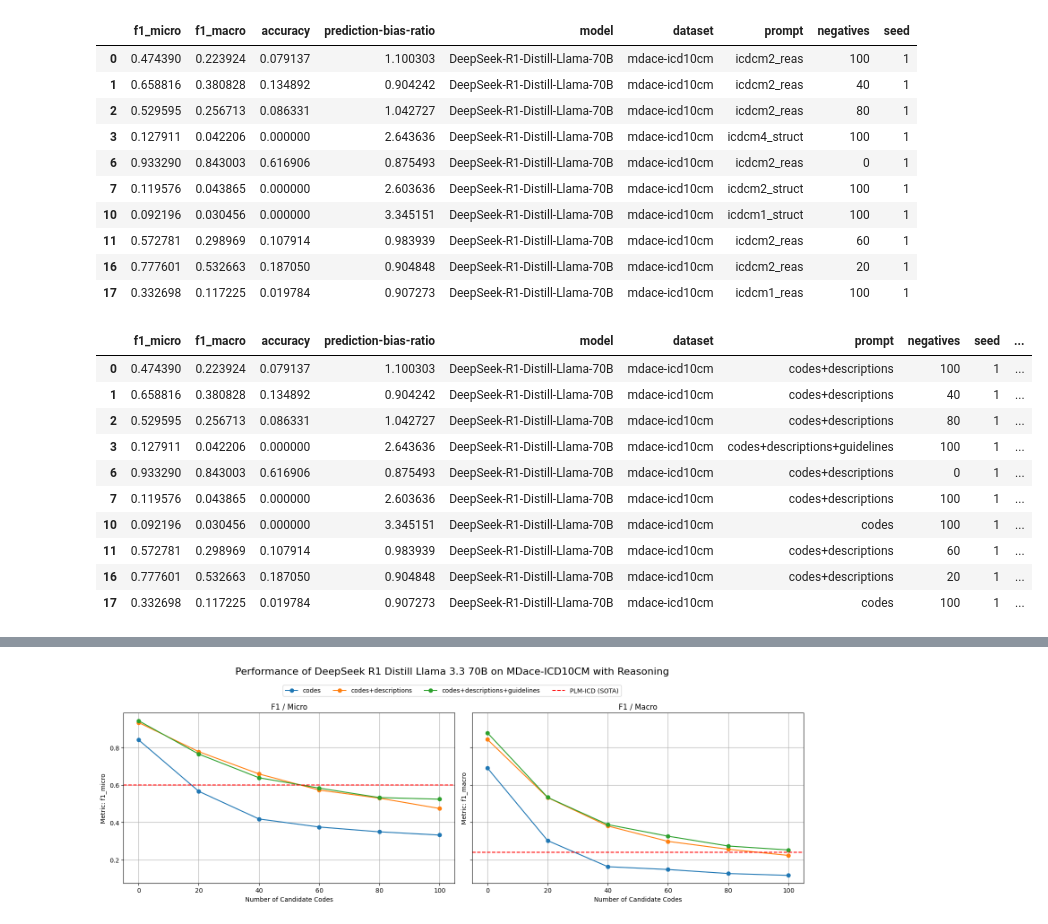
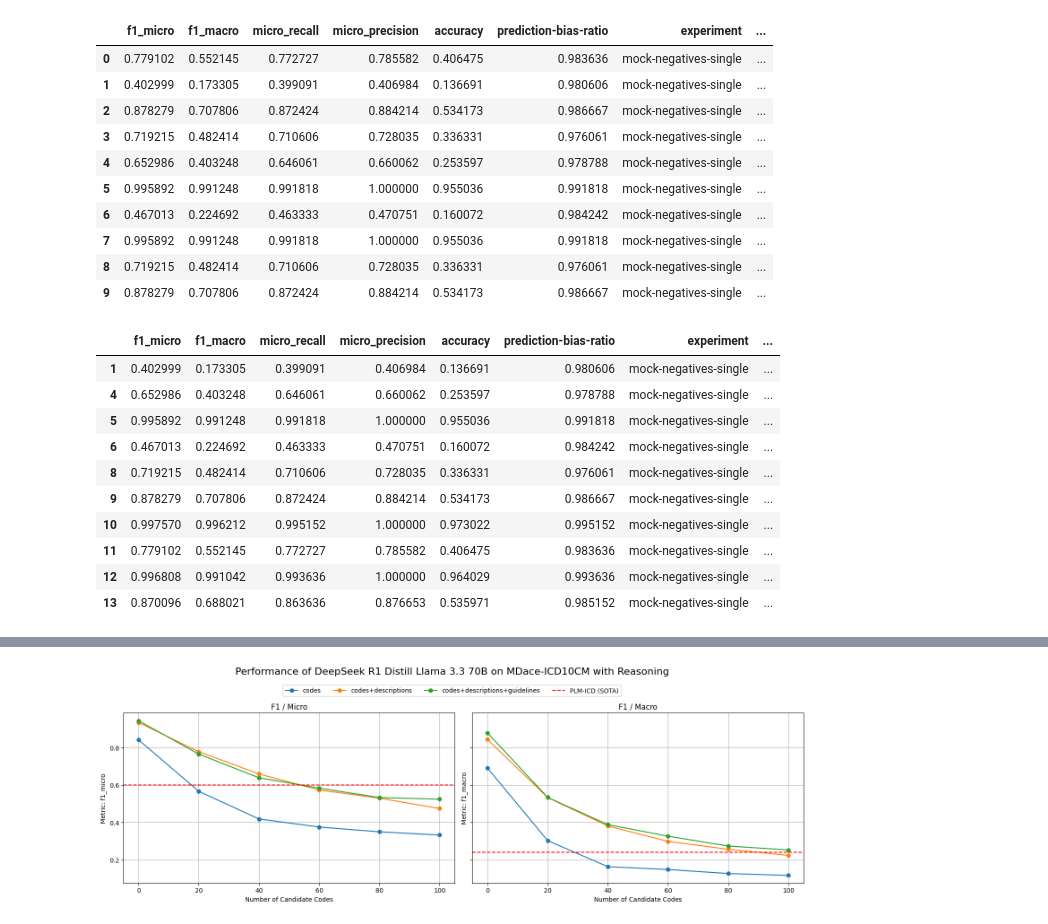
Before and after one commit to MotzWanted/codeseeker, a Jupyter notebook: reports/alignment_benchmark.ipynb, the cells around one changed output, grey strips where cells are left out. Saved outputs shown, nothing was run; the diff lists cells and outputs as text; code cells hidden in the pictures.

```diff
--- a/reports/alignment_benchmark.ipynb
+++ b/reports/alignment_benchmark.ipynb
@@ -30,41 +34,43 @@ def load_data_from_folders(path_to_dir: pathlib.Path) -> pd.DataFrame:
     return pd.DataFrame(records)
 # %%
-path_to_dir = pathlib.Path("~/research/remote_data/").expanduser()
+path_to_dir = pathlib.Path("~/research/remote_data/experiments/assign-agent/").expanduser()
 # paths = [path_to_dir/"DeepSeek-R1-Distill-Llama-70B", path_to_dir/"Llama-3.3-70B-Instruct"]
 df = load_data_from_folders(path_to_dir)
-df = df[df["prompt"].isin(["icdcm1_reas", "icdcm1_struct", "icdcm2_reas", "icdcm2_struct", "icdcm4_reas", "icdcm4_struct"])]
+# df = df[df["prompt"].isin(["icdcm1_reas", "icdcm1_struct", "icdcm2_reas", "icdcm2_struct", "icdcm4_reas", "icdcm4_struct"])]
 df.head(10)
 # %% [output]
-|  | f1_micro | f1_macro | accuracy | prediction-bias-ratio | model | dataset | prompt | negatives | seed |
-| 0 | 0.474390 | 0.223924 | 0.079137 | 1.100303 | DeepSeek-R1-Distill-Llama-70B | mdace-icd10cm | icdcm2_reas | 100 | 1 |
-| 1 | 0.658816 | 0.380828 | 0.134892 | 0.904242 | DeepSeek-R1-Distill-Llama-70B | mdace-icd10cm | icdcm2_reas | 40 | 1 |
-| 2 | 0.529595 | 0.256713 | 0.086331 | 1.042727 | DeepSeek-R1-Distill-Llama-70B | mdace-icd10cm | icdcm2_reas | 80 | 1 |
-| 3 | 0.127911 | 0.042206 | 0.000000 | 2.643636 | DeepSeek-R1-Distill-Llama-70B | mdace-icd10cm | icdcm4_struct | 100 | 1 |
-| 6 | 0.933290 | 0.843003 | 0.616906 | 0.875493 | DeepSeek-R1-Distill-Llama-70B | mdace-icd10cm | icdcm2_reas | 0 | 1 |
-| 7 | 0.119576 | 0.043865 | 0.000000 | 2.603636 | DeepSeek-R1-Distill-Llama-70B | mdace-icd10cm | icdcm2_struct | 100 | 1 |
-| 10 | 0.092196 | 0.030456 | 0.000000 | 3.345151 | DeepSeek-R1-Distill-Llama-70B | mdace-icd10cm | icdcm1_struct | 100 | 1 |
-| 11 | 0.572781 | 0.298969 | 0.107914 | 0.983939 | DeepSeek-R1-Distill-Llama-70B | mdace-icd10cm | icdcm2_reas | 60 | 1 |
-| 16 | 0.777601 | 0.532663 | 0.187050 | 0.904848 | DeepSeek-R1-Distill-Llama-70B | mdace-icd10cm | icdcm2_reas | 20 | 1 |
-| 17 | 0.332698 | 0.117225 | 0.019784 | 0.907273 | DeepSeek-R1-Distill-Llama-70B | mdace-icd10cm | icdcm1_reas | 100 | 1 |
+|  | f1_micro | f1_macro | micro_recall | micro_precision | accuracy | prediction-bias-ratio | experiment | ... |
+| 0 | 0.779102 | 0.552145 | 0.772727 | 0.785582 | 0.406475 | 0.983636 | mock-negatives-single | ... |
+| 1 | 0.402999 | 0.173305 | 0.399091 | 0.406984 | 0.136691 | 0.980606 | mock-negatives-single | ... |
+| 2 | 0.878279 | 0.707806 | 0.872424 | 0.884214 | 0.534173 | 0.986667 | mock-negatives-single | ... |
+| 3 | 0.719215 | 0.482414 | 0.710606 | 0.728035 | 0.336331 | 0.976061 | mock-negatives-single | ... |
+| 4 | 0.652986 | 0.403248 | 0.646061 | 0.660062 | 0.253597 | 0.978788 | mock-negatives-single | ... |
+| 5 | 0.995892 | 0.991248 | 0.991818 | 1.000000 | 0.955036 | 0.991818 | mock-negatives-single | ... |
+| 6 | 0.467013 | 0.224692 | 0.463333 | 0.470751 | 0.160072 | 0.984242 | mock-negatives-single | ... |
+| 7 | 0.995892 | 0.991248 | 0.991818 | 1.000000 | 0.955036 | 0.991818 | mock-negatives-single | ... |
+| 8 | 0.719215 | 0.482414 | 0.710606 | 0.728035 | 0.336331 | 0.976061 | mock-negatives-single | ... |
+| 9 | 0.878279 | 0.707806 | 0.872424 | 0.884214 | 0.534173 | 0.986667 | mock-negatives-single | ... |
 # %%
-df["prompt_type"] = df["prompt"].apply(lambda x: x.split("_")[1])
+df["model"] = df["prompt"].apply(lambda x: "Split context" if "per_code" in x else "One context")
 df['prompt'] = df['prompt'].map(
-    {'icdcm1_reas': "codes",
-     'icdcm1_struct': "codes",
-     'icdcm2_reas': "codes+descriptions",
-     'icdcm2_struct': "codes+descriptions",
-     'icdcm4_reas': "codes+descriptions+guidelines",
-     'icdcm4_struct': "codes+descriptions+guidelines",})
+    {'reasoning_v1': "codes",
+     'per_code_v1': "codes",
+     'reasoning_v2': "codes+descriptions",
+     'per_code_v2': "codes+descriptions",
+     'reasoning_v3': "codes+descriptions+notes",
+     'per_code_v3': "codes+descriptions+notes",})
+# filter out NaN values
+df = df.dropna(subset=['prompt'])
 df.head(10)
 # %% [output]
-|  | f1_micro | f1_macro | accuracy | prediction-bias-ratio | model | dataset | prompt | negatives | seed | ... |
-| 0 | 0.474390 | 0.223924 | 0.079137 | 1.100303 | DeepSeek-R1-Distill-Llama-70B | mdace-icd10cm | codes+descriptions | 100 | 1 | ... |
-| 1 | 0.658816 | 0.380828 | 0.134892 | 0.904242 | DeepSeek-R1-Distill-Llama-70B | mdace-icd10cm | codes+descriptions | 40 | 1 | ... |
-| 2 | 0.529595 | 0.256713 | 0.086331 | 1.042727 | DeepSeek-R1-Distill-Llama-70B | mdace-icd10cm | codes+descriptions | 80 | 1 | ... |
-| 3 | 0.127911 | 0.042206 | 0.000000 | 2.643636 | DeepSeek-R1-Distill-Llama-70B | mdace-icd10cm | codes+descriptions+guidelines | 100 | 1 | ... |
-| 6 | 0.933290 | 0.843003 | 0.616906 | 0.875493 | DeepSeek-R1-Distill-Llama-70B | mdace-icd10cm | codes+descriptions | 0 | 1 | ... |
-| 7 | 0.119576 | 0.043865 | 0.000000 | 2.603636 | DeepSeek-R1-Distill-Llama-70B | mdace-icd10cm | codes+descriptions | 100 | 1 | ... |
-| 10 | 0.092196 | 0.030456 | 0.000000 | 3.345151 | DeepSeek-R1-Distill-Llama-70B | mdace-icd10cm | codes | 100 | 1 | ... |
-| 11 | 0.572781 | 0.298969 | 0.107914 | 0.983939 | DeepSeek-R1-Distill-Llama-70B | mdace-icd10cm | codes+descriptions | 60 | 1 | ... |
-| 16 | 0.777601 | 0.532663 | 0.187050 | 0.904848 | DeepSeek-R1-Distill-Llama-70B | mdace-icd10cm | codes+descriptions | 20 | 1 | ... |
-| 17 | 0.332698 | 0.117225 | 0.019784 | 0.907273 | DeepSeek-R1-Distill-Llama-70B | mdace-icd10cm | codes | 100 | 1 | ... |
+|  | f1_micro | f1_macro | micro_recall | micro_precision | accuracy | prediction-bias-ratio | experiment | ... |
+| 1 | 0.402999 | 0.173305 | 0.399091 | 0.406984 | 0.136691 | 0.980606 | mock-negatives-single | ... |
+| 4 | 0.652986 | 0.403248 | 0.646061 | 0.660062 | 0.253597 | 0.978788 | mock-negatives-single | ... |
+| 5 | 0.995892 | 0.991248 | 0.991818 | 1.000000 | 0.955036 | 0.991818 | mock-negatives-single | ... |
+| 6 | 0.467013 | 0.224692 | 0.463333 | 0.470751 | 0.160072 | 0.984242 | mock-negatives-single | ... |
+| 8 | 0.719215 | 0.482414 | 0.710606 | 0.728035 | 0.336331 | 0.976061 | mock-negatives-single | ... |
+| 9 | 0.878279 | 0.707806 | 0.872424 | 0.884214 | 0.534173 | 0.986667 | mock-negatives-single | ... |
+| 10 | 0.997570 | 0.996212 | 0.995152 | 1.000000 | 0.973022 | 0.995152 | mock-negatives-single | ... |
+| 11 | 0.779102 | 0.552145 | 0.772727 | 0.785582 | 0.406475 | 0.983636 | mock-negatives-single | ... |
+| 12 | 0.996808 | 0.991042 | 0.993636 | 1.000000 | 0.964029 | 0.993636 | mock-negatives-single | ... |
+| 13 | 0.870096 | 0.688021 | 0.863636 | 0.876653 | 0.535971 | 0.985152 | mock-negatives-single | ... |
```
Also changed, not shown: parts of 5 cells of this notebook, 54 other files.
